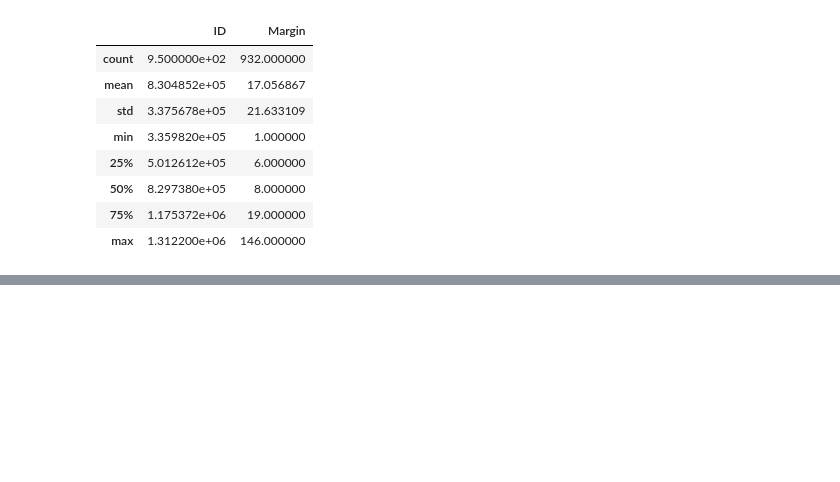
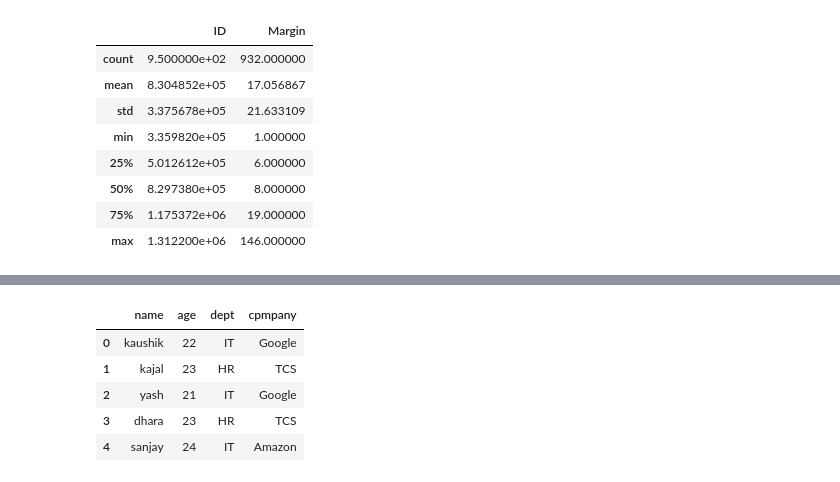
Before and after one commit to kaushik013/My_Pandas, a Jupyter notebook: 4_data frame/0_real_data.ipynb, the cells around one changed output, grey strips where cells are left out. Saved outputs shown, nothing was run; the diff lists cells and outputs as text; code cells hidden in the pictures; blank space fills up the shorter version.

```diff
--- a/4_data frame/0_real_data.ipynb
+++ b/4_data frame/0_real_data.ipynb
@@ -208,0 +265,19 @@ ipl.describe()
+# %%
+# rename
+data1 = {
+    'name' : ['kaushik','kajal','yash','dhara','sanjay'],
+    'age' : [22,23,21,23,24],
+    'dept' : ['IT','HR',"IT",'HR','IT'],
+    'cpmpany' : ['Google','TCS','Google','TCS','Amazon']
+}
+# %%
+df = pd.DataFrame(data1)
+# %%
+df
+# %% [output]
+|  | name | age | dept | cpmpany |
+| 0 | kaushik | 22 | IT | Google |
+| 1 | kajal | 23 | HR | TCS |
+| 2 | yash | 21 | IT | Google |
+| 3 | dhara | 23 | HR | TCS |
+| 4 | sanjay | 24 | IT | Amazon |
```
Also changed, not shown: parts of 6 cells of this notebook, 8 other files.
